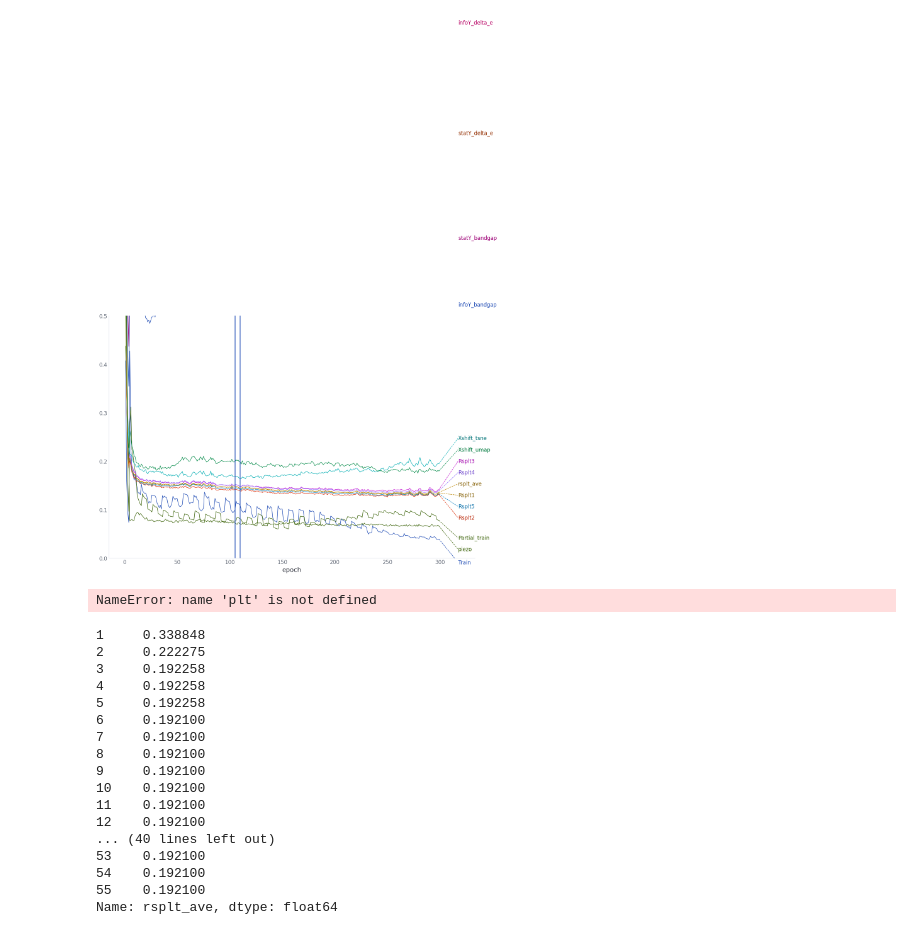
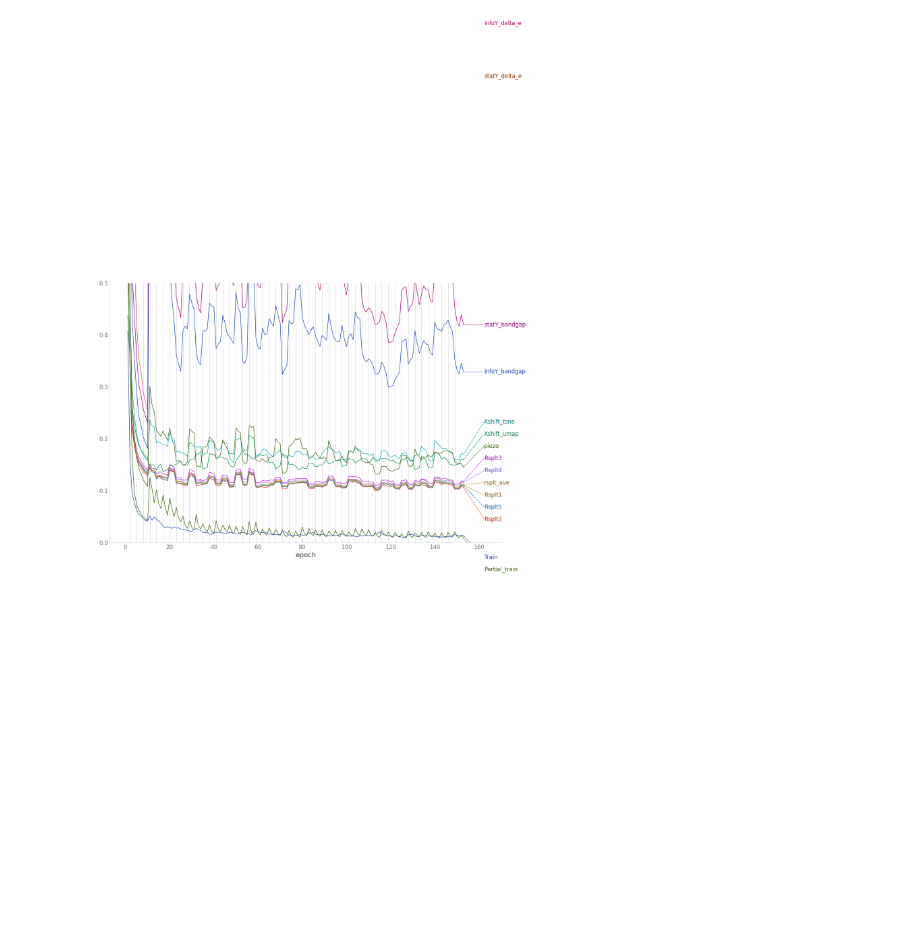
Before and after one commit to nicholas-miklaucic/ood-materials, a Jupyter notebook: log-visuals.ipynb, the cells around one changed output. Cells and saved outputs as stored; diff of their text form; code cells hidden in the pictures; blank space fills up the shorter version.

```diff
--- a/log-visuals.ipynb
+++ b/log-visuals.ipynb
@@ -7,44 +7,17 @@ import rho_plus as rp
 
 theme, cs = rp.mpl_setup(False)
 # %%
-fig, ax = plt.subplots(figsize=(15, 10))
-df = pd.read_feather('exps/delta_e_02-19-13-48/SAL-training_loss.feather')
-df.set_index('epoch').plot(ax=ax, lw=1)
-ax.set_ylim(0, 0.5)
-# rp.smooth_noisy_lines(keep_old_line=False)
-# rp.smooth_straight_lines
-ax.axvline(105)
-ax.axvline(110)
-rp.line_labels()
+def plot_logs(name):
+    fig, ax = plt.subplots(figsize=(15, 10))
+    df = pd.read_feather(f'exps/{name}/SAL-training_loss.feather')
+    df.set_index('epoch').plot(ax=ax, lw=1)
+    ax.set_ylim(0, 0.5)
+    # rp.smooth_noisy_lines(keep_old_line=False)
+    # rp.smooth_straight_lines
+    for i in range(2, max(df.index), 3):
+        ax.axvline(i, lw=0.5, alpha=0.5, color='grey')
+    rp.line_labels()
+    return df
 # df.set_index('epoch').map(lambda x: np.log10(x + 1)).plot(ax=ax, alpha=0.05, lw=0.2, legend=None)
+
+# df1 = plot_logs('delta_e_02-19-13-48')
-# %% [output]
-[figure, removed]
-# %%
-fig, ax = plt.subplots(figsize=(15, 10))
-df = pd.read_feather('exps/delta_e_piezo/SAL-training_loss.feather').query('epoch > 1')
-df.set_index('epoch').plot(ax=ax)
-# rp.smooth_noisy_lines(keep_old_line=False)
-rp.line_labels()
-# df.set_index('epoch').map(lambda x: np.log10(x + 1)).plot(ax=ax, alpha=0.05, lw=0.2, legend=None)
-# %% [output]
-NameError: name 'plt' is not defined
-# %%
-df['rsplt_ave'].cummin()
-# %% [output]
-1     0.338848
-2     0.222275
-3     0.192258
-4     0.192258
-5     0.192258
-6     0.192100
-7     0.192100
-8     0.192100
-9     0.192100
-10    0.192100
-11    0.192100
-12    0.192100
-... (40 lines left out)
-53    0.192100
-54    0.192100
-55    0.192100
-Name: rsplt_ave, dtype: float64
@@ -50,0 +28,4 @@ Name: rsplt_ave, dtype: float64
+# %%
+df2 = plot_logs('delta_e_02-23-16-21')
+# %% [output]
+[figure, added]
```
Also changed, not shown: parts of 14 cells of this notebook, 2 other files.
